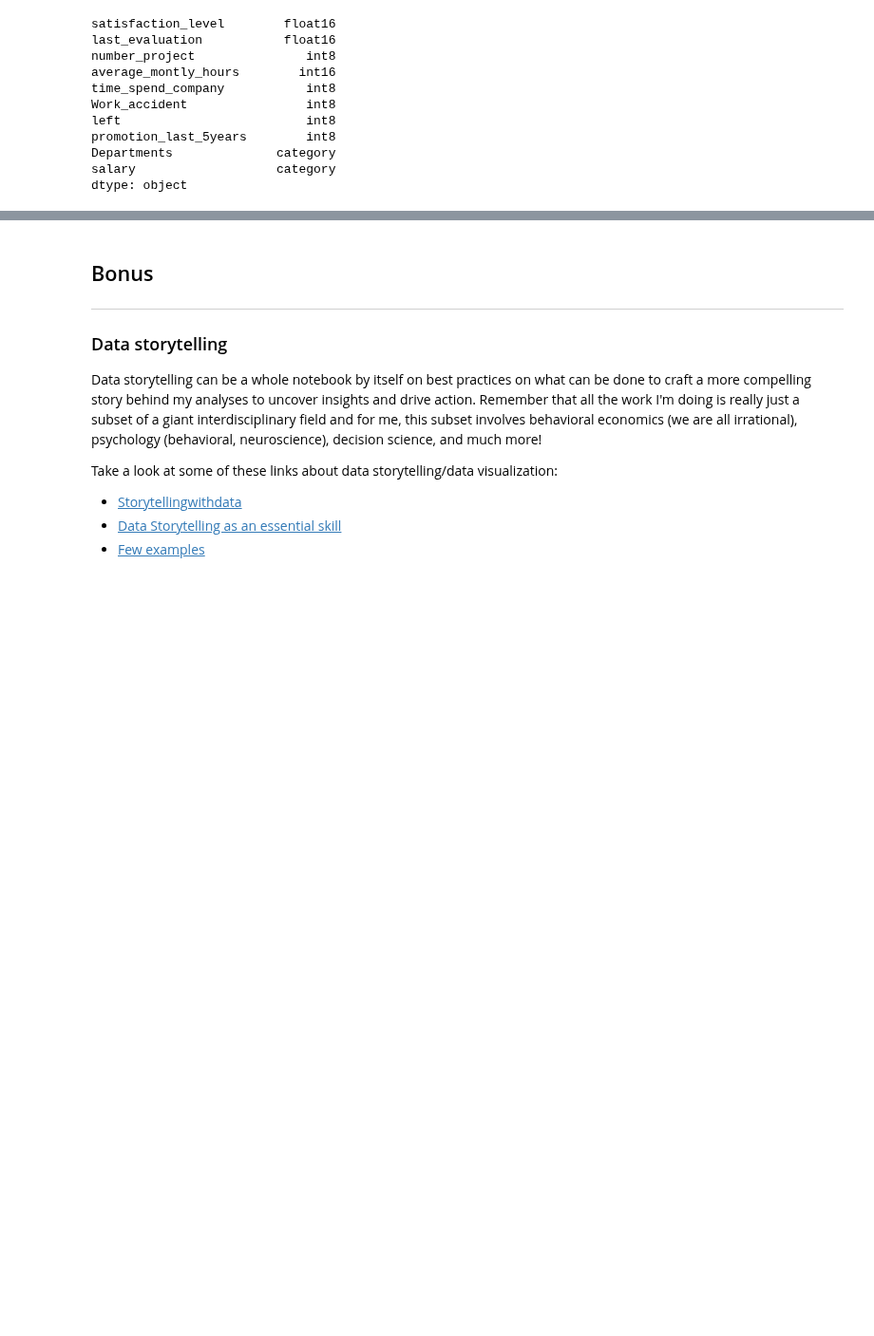
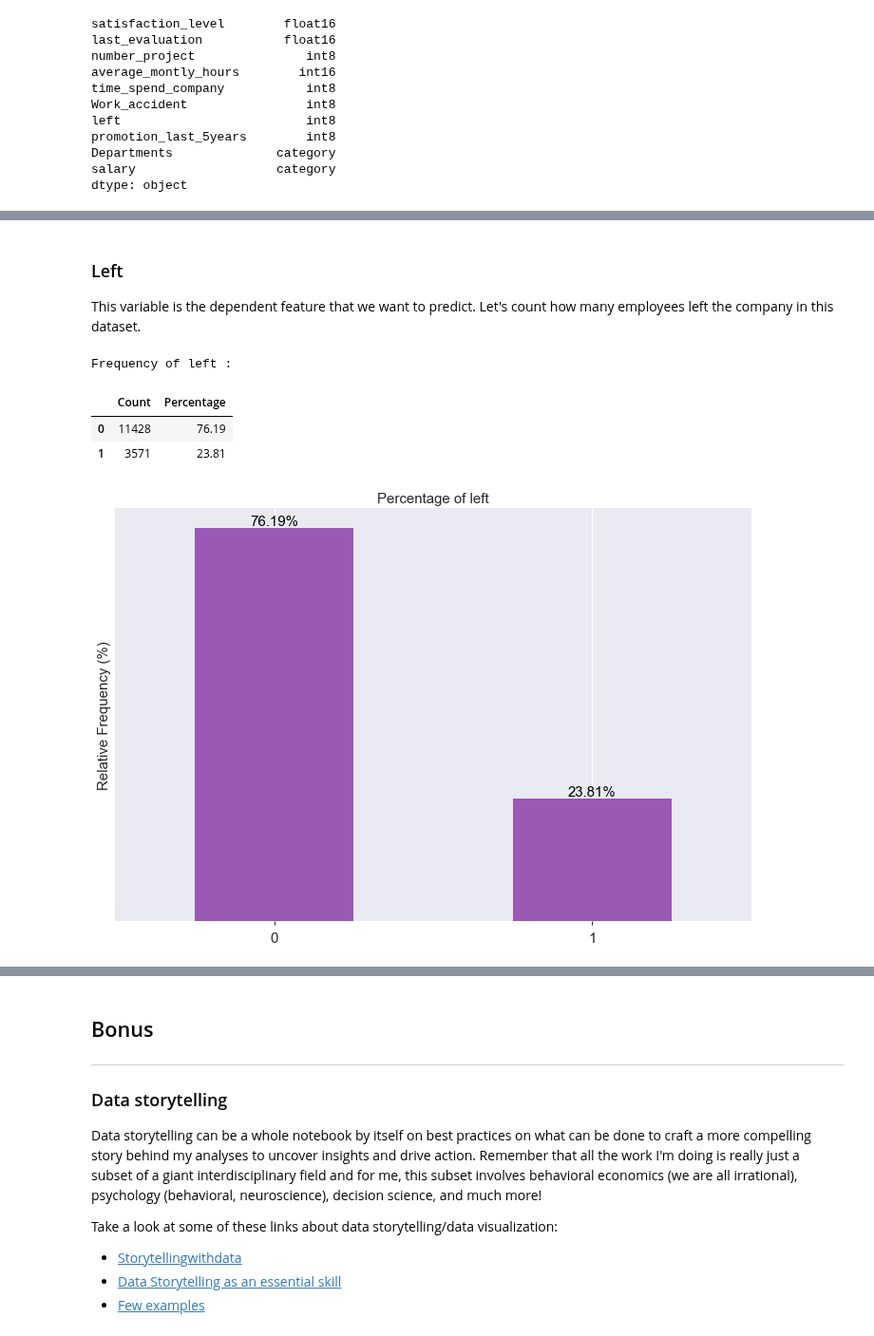
Before and after one commit to davidtnly/MachineLearning, a Jupyter notebook: 32-churn-prediction.ipynb, the cells around one changed output, grey strips where cells are left out. Shown at 95% size. Saved outputs shown, nothing was run; the diff lists cells and outputs as text; code cells hidden in the pictures; blank space fills up the shorter version.

```diff
--- a/32-churn-prediction.ipynb
+++ b/32-churn-prediction.ipynb
@@ -518,0 +602,11 @@ As you can see, the data types sizes were all 64, which is now reduced to either
+# %% [markdown]
+### Left
+This variable is the dependent feature that we want to predict. Let's count how many employees left the company in this dataset.
+# %%
+freq_table(data.left)
+# %% [output]
+Frequency of left :
+|  | Count | Percentage |
+| 0 | 11428 | 76.19 |
+| 1 | 3571 | 23.81 |
+[figure, added]
```
Also changed, not shown: parts of 81 cells of this notebook.
